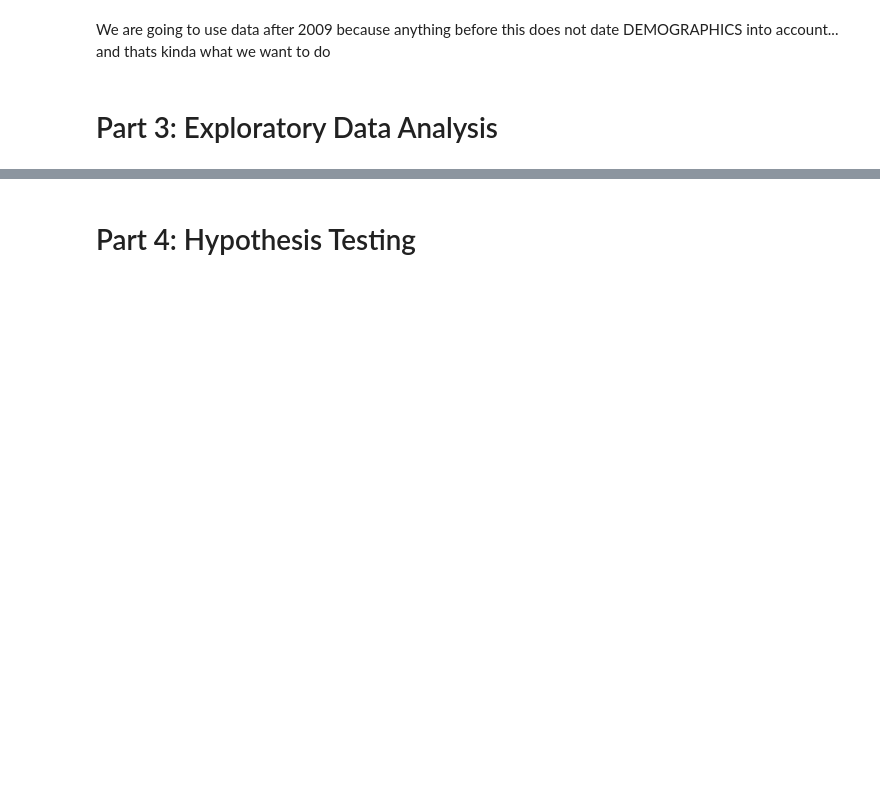
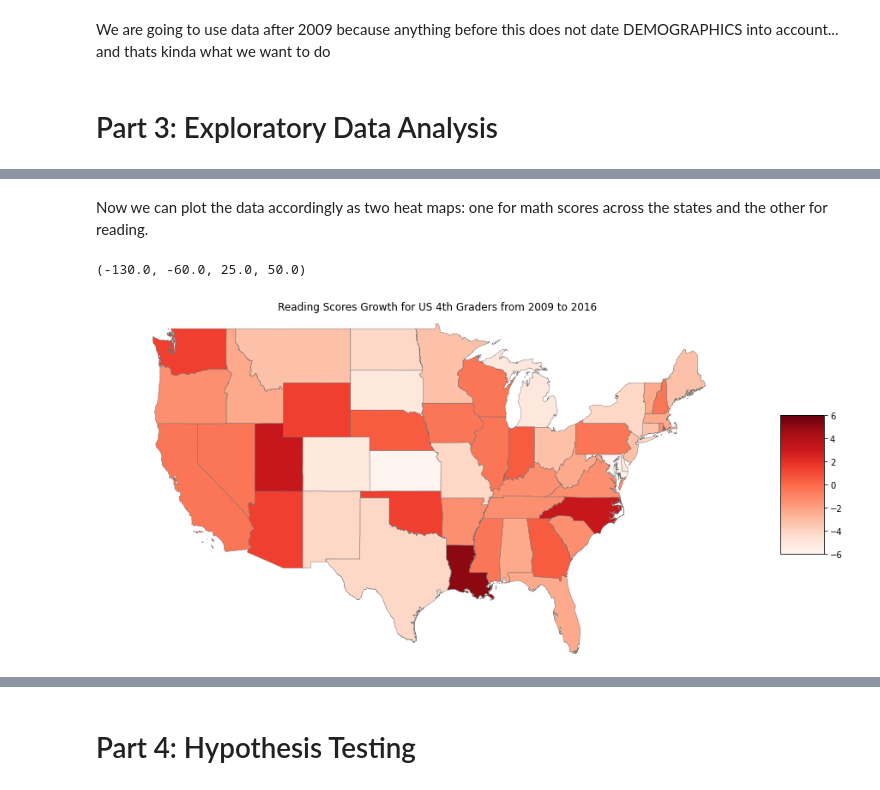
Before and after one commit to rohanondkar/rohanondkar.github.io, a Jupyter notebook: final.ipynb, the cells around one changed output, grey strips where cells are left out. Cells and saved outputs as stored; diff of their text form; code cells hidden in the pictures; blank space fills up the shorter version.

```diff
--- a/final.ipynb
+++ b/final.ipynb
@@ -80,0 +130,16 @@ curr = len(school.index)
+# %%
+data_09 = school[school['YEAR'] == 2009]
+data_09 = data_09[data_09.STATE != "DODEA"]
+data_09 = data_09[data_09.STATE != "NATIONAL"]
+data_09.drop(['TOTAL_REVENUE', 'FEDERAL_REVENUE', 'STATE_REVENUE', 'LOCAL_REVENUE', 'ENROLL', 'TOTAL_EXPENDITURE', 'CAPITAL_OUTLAY_EXPENDITURE','INSTRUCTION_EXPENDITURE','SUPPORT_SERVICES_EXPENDITURE', 'OTHER_EXPENDITURE'],inplace=True, axis=1 )
+data_09 = data_09.sort_values(by = ['STATE'])
+data_09 = data_09.reset_index()
+data_09.drop('index',inplace=True, axis=1)
+#data_09.head()
+data_15 = school[school['YEAR'] == 2015]
+data_15 = data_15[data_15.STATE != "DODEA"]
+data_15 = data_15[data_15.STATE != "NATIONAL"]
+data_15.drop(['TOTAL_REVENUE', 'FEDERAL_REVENUE', 'STATE_REVENUE', 'LOCAL_REVENUE', 'ENROLL', 'TOTAL_EXPENDITURE', 'CAPITAL_OUTLAY_EXPENDITURE','INSTRUCTION_EXPENDITURE','SUPPORT_SERVICES_EXPENDITURE', 'OTHER_EXPENDITURE'],inplace=True, axis=1 )
+data_15 = data_15.sort_values(by = 'STATE')
+data_15 = data_15.reset_index()
+data_15.head()
@@ -80,0 +156,16 @@ curr = len(school.index)
+# %%
+differences = pd.DataFrame()
+differences['STATE'] = data_15['STATE']
+
+for i, row in data_09.iterrows():
+    read_val2009 = float(data_09.at[i, "G04_A_A_READING"])
+    read_val2015 = float(data_15.at[i, "G04_A_A_READING"])
+    reading_difference = read_val2015 - read_val2009
+    differences.at[i, 'READING'] = reading_difference
+    math_val2009 = float(data_09.at[i, "G04_A_A_MATHEMATICS"])
+    math_val2015 = float(data_15.at[i, "G04_A_A_MATHEMATICS"])
+    math_difference = math_val2015 - math_val2009
+    differences.at[i, 'MATH'] = math_difference
+differences.head()
+map_data = coordinates.merge(differences, on="STATE")
+map_data.head()
@@ -80,0 +179,16 @@ curr = len(school.index)
+# %% [markdown]
+Now we can plot the data accordingly as two heat maps: one for math scores across the states and the other for reading.
+# %%
+fig, ax = plt.subplots(1, figsize=(14, 14))
+plt.xticks(rotation=90)
+map_data.plot(column = "READING", cmap = "Reds", linewidth = 0.4, ax = ax, edgecolor = ".4")
+ax.set_title('Reading Scores Growth for US 4th Graders from 2009 to 2016')
+color_grade = plt.cm.ScalarMappable(cmap="Reds", norm=plt.Normalize(vmin= -6, vmax=6))
+color_axis = fig.add_axes([ax.get_position().x1 + 0.01,ax.get_position().y0,0.05,ax.get_position().height])
+cbar = fig.colorbar(color_grade, cax = color_axis)
+ax.set_xlim(-130, -60)
+ax.set_ylim(25, 50)
+ax.axis("off")
+# %% [output]
+(-130.0, -60.0, 25.0, 50.0)
+[figure, added]
```
Also changed, not shown: parts of 13 cells of this notebook, 7 other files.
